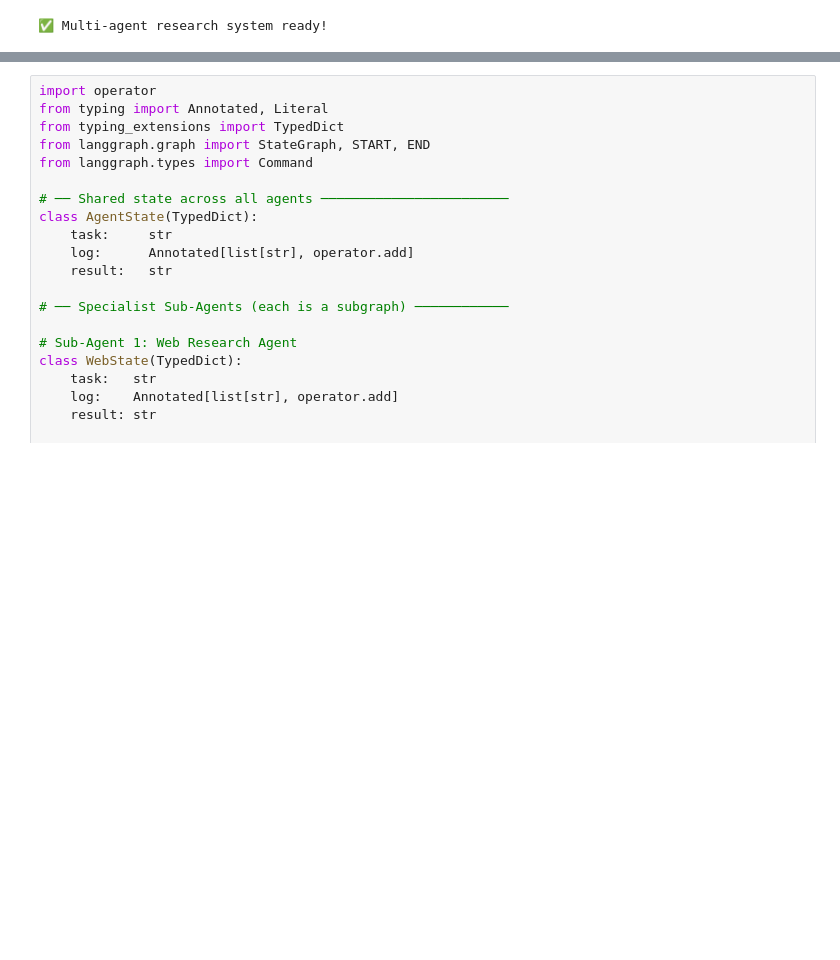
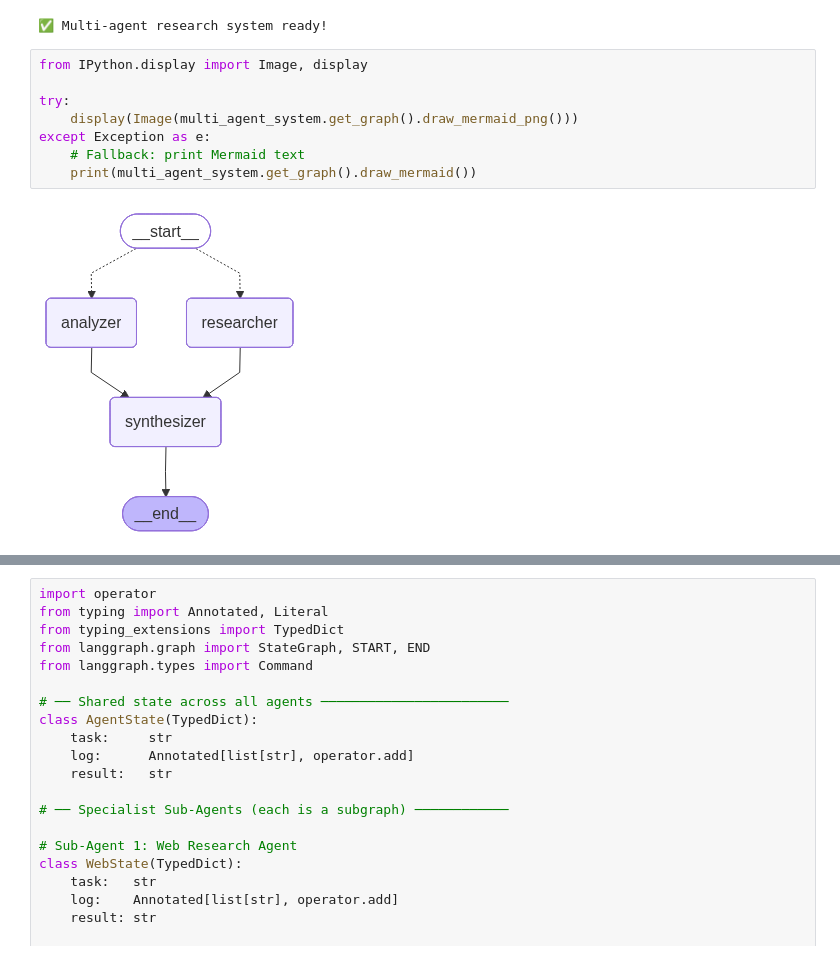
Before and after one commit to Murtuzasaifee/langraph-tutorials, a Jupyter notebook: notebooks/06_parallel_execution_subgraphs.ipynb, the cells around one changed output, grey strips where cells are left out. Cells and saved outputs as stored; diff of their text form; blank space fills up the shorter version.

```diff
--- a/notebooks/06_parallel_execution_subgraphs.ipynb
+++ b/notebooks/06_parallel_execution_subgraphs.ipynb
@@ -429,6 +439,16 @@ multi_agent_system = multi_agent_builder.compile()
 print("✅ Multi-agent research system ready!")
 # %% [output]
 ✅ Multi-agent research system ready!
+# %%
+from IPython.display import Image, display
+
+try:
+    display(Image(multi_agent_system.get_graph().draw_mermaid_png()))
+except Exception as e:
+    # Fallback: print Mermaid text
+    print(multi_agent_system.get_graph().draw_mermaid())
+# %% [output]
+[figure, added]
 # %%
 # Test the multi-agent system
 result = multi_agent_system.invoke({
```
Also changed, not shown: parts of 3 cells of this notebook, 3 other files.
